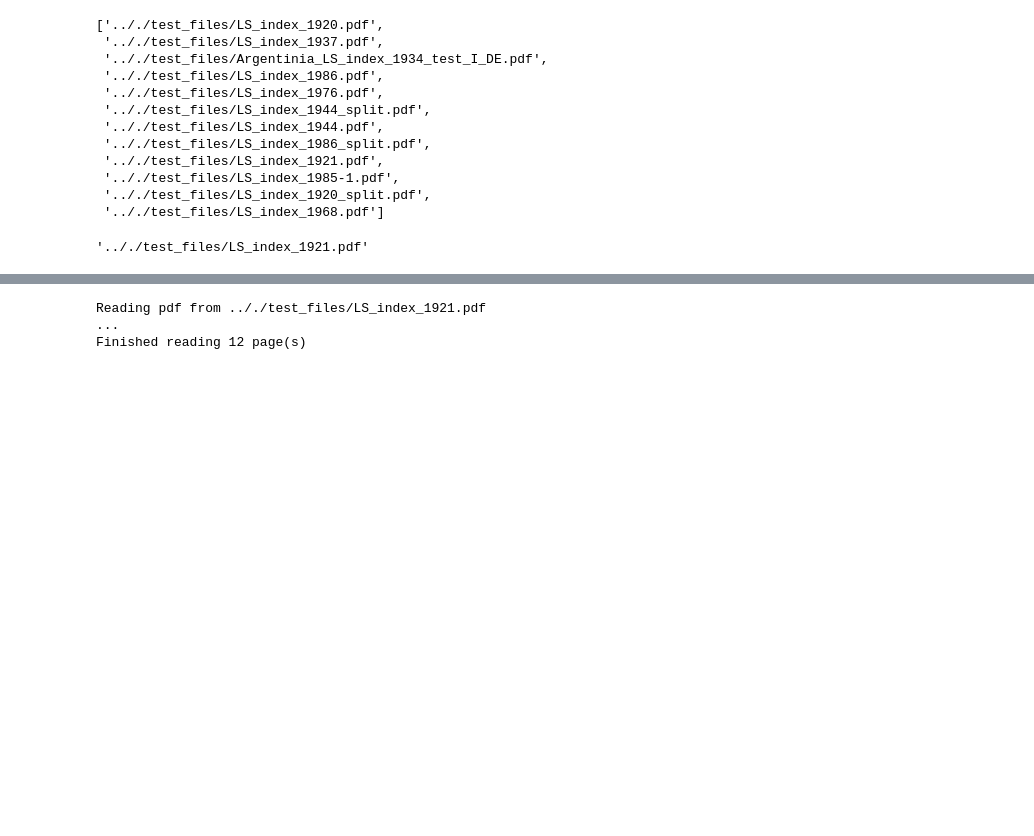
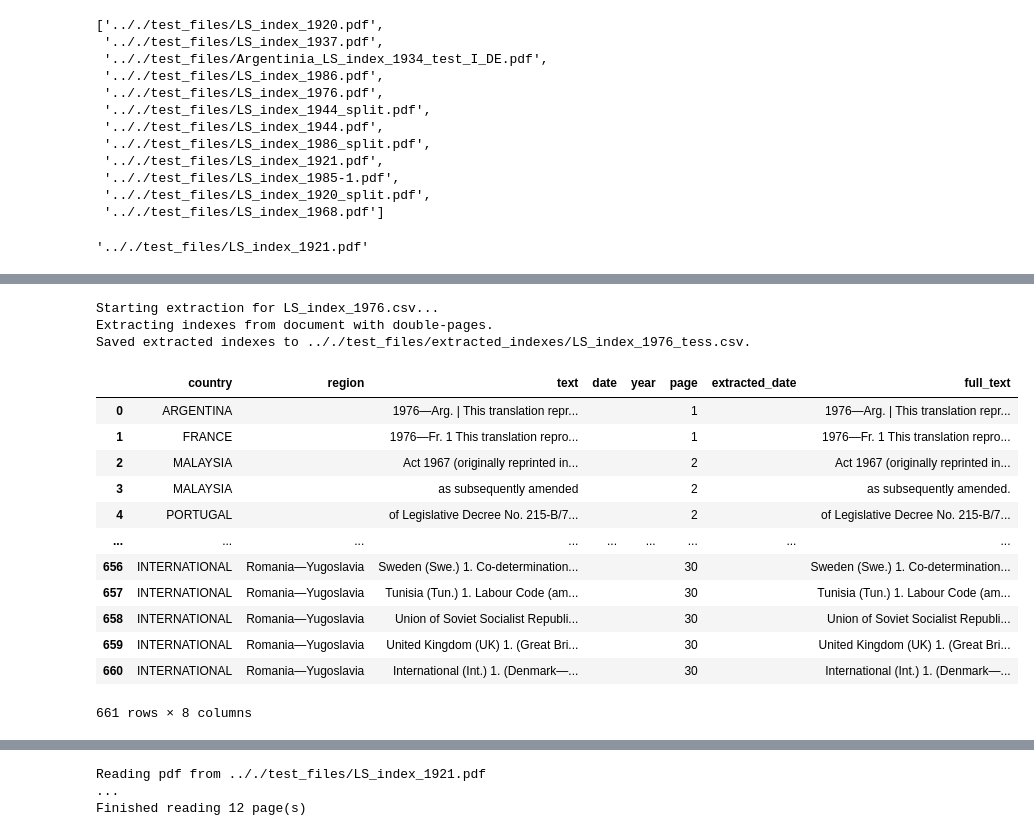
Before and after one commit to jeusa/indexex, a Jupyter notebook: code/index_extraction.ipynb, the cells around one changed output, grey strips where cells are left out. Saved outputs shown, nothing was run; the diff lists cells and outputs as text; code cells hidden in the pictures; blank space fills up the shorter version.

Commit message:
ADD: start for command line tool, new extraction methods for directory and single file, FIX: double paged indexes are also saved now

```diff
--- a/code/index_extraction.ipynb
+++ b/code/index_extraction.ipynb
@@ -24,12 +24,11 @@ import records
 import extract
 import date
 # %%
-test_files_dir = ".././test_files/"
-test_dfs_dir = test_files_dir + "tesseract_data_frames/"
-test_output_dir = test_files_dir + "extracted_indexes/"
+test_files_dir = ".././test_files"
+test_dfs_dir = os.path.join(test_files_dir, "tesseract_data_frames")
+test_output_dir = os.path.join(test_files_dir, "extracted_indexes")
 test_files = util.list_files(test_files_dir, suffix=".pdf")
 test_dfs = util.list_files(test_dfs_dir)
-file = test_dfs[0]
 
 indexes_path = "/home/jeusa/Files/Documents/Indexex/ILO_yearly_indices/tesseract_data_frames/"
 output_dir = "/home/jeusa/Files/Documents/Indexex/ILO_yearly_indices/extracted_indexes/"
@@ -40,6 +39,7 @@ if system()=="Windows":
 
 indexes_csv = util.list_files(indexes_path, suffix=".csv")
 
+file = test_dfs[4]
 display(test_dfs, file)
 # %% [output]
 ['.././test_files/tesseract_data_frames/LS_index_1921.csv',
@@ -70,0 +90,19 @@ display(test_files, pdf_file)
+# %%
+extract.extract_indexes_file(file, output_dir=test_output_dir)
+# %% [output]
+Starting extraction for LS_index_1976.csv...
+Extracting indexes from document with double-pages.
+Saved extracted indexes to .././test_files/extracted_indexes/LS_index_1976_tess.csv.
+|  | country | region | text | date | year | page | extracted_date | full_text |
+| 0 | ARGENTINA |  | 1976—Arg. | This translation repr... |  |  | 1 |  | 1976—Arg. | This translation repr... |
+| 1 | FRANCE |  | 1976—Fr. 1 This translation repro... |  |  | 1 |  | 1976—Fr. 1 This translation repro... |
+| 2 | MALAYSIA |  | Act 1967 (originally reprinted in... |  |  | 2 |  | Act 1967 (originally reprinted in... |
+| 3 | MALAYSIA |  | as subsequently amended |  |  | 2 |  | as subsequently amended. |
+| 4 | PORTUGAL |  | of Legislative Decree No. 215-B/7... |  |  | 2 |  | of Legislative Decree No. 215-B/7... |
+| ... | ... | ... | ... | ... | ... | ... | ... | ... |
+| 656 | INTERNATIONAL | Romania—Yugoslavia | Sweden (Swe.) 1. Co-determination... |  |  | 30 |  | Sweden (Swe.) 1. Co-determination... |
+| 657 | INTERNATIONAL | Romania—Yugoslavia | Tunisia (Tun.) 1. Labour Code (am... |  |  | 30 |  | Tunisia (Tun.) 1. Labour Code (am... |
+| 658 | INTERNATIONAL | Romania—Yugoslavia | Union of Soviet Socialist Republi... |  |  | 30 |  | Union of Soviet Socialist Republi... |
+| 659 | INTERNATIONAL | Romania—Yugoslavia | United Kingdom (UK) 1. (Great Bri... |  |  | 30 |  | United Kingdom (UK) 1. (Great Bri... |
+| 660 | INTERNATIONAL | Romania—Yugoslavia | International (Int.) 1. (Denmark—... |  |  | 30 |  | International (Int.) 1. (Denmark—... |
+661 rows × 8 columns
```
Also changed, not shown: parts of 4 cells of this notebook, 27 other files.
